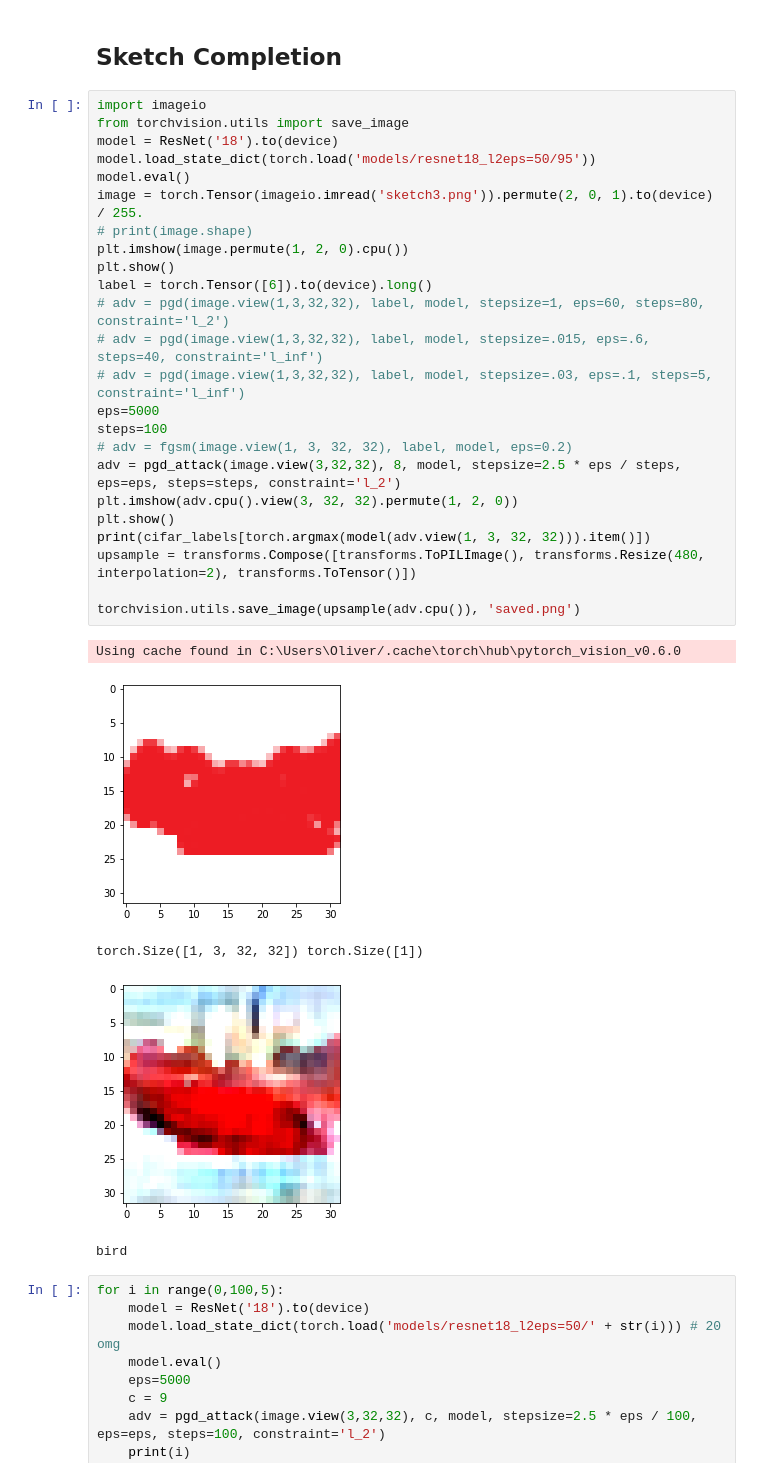
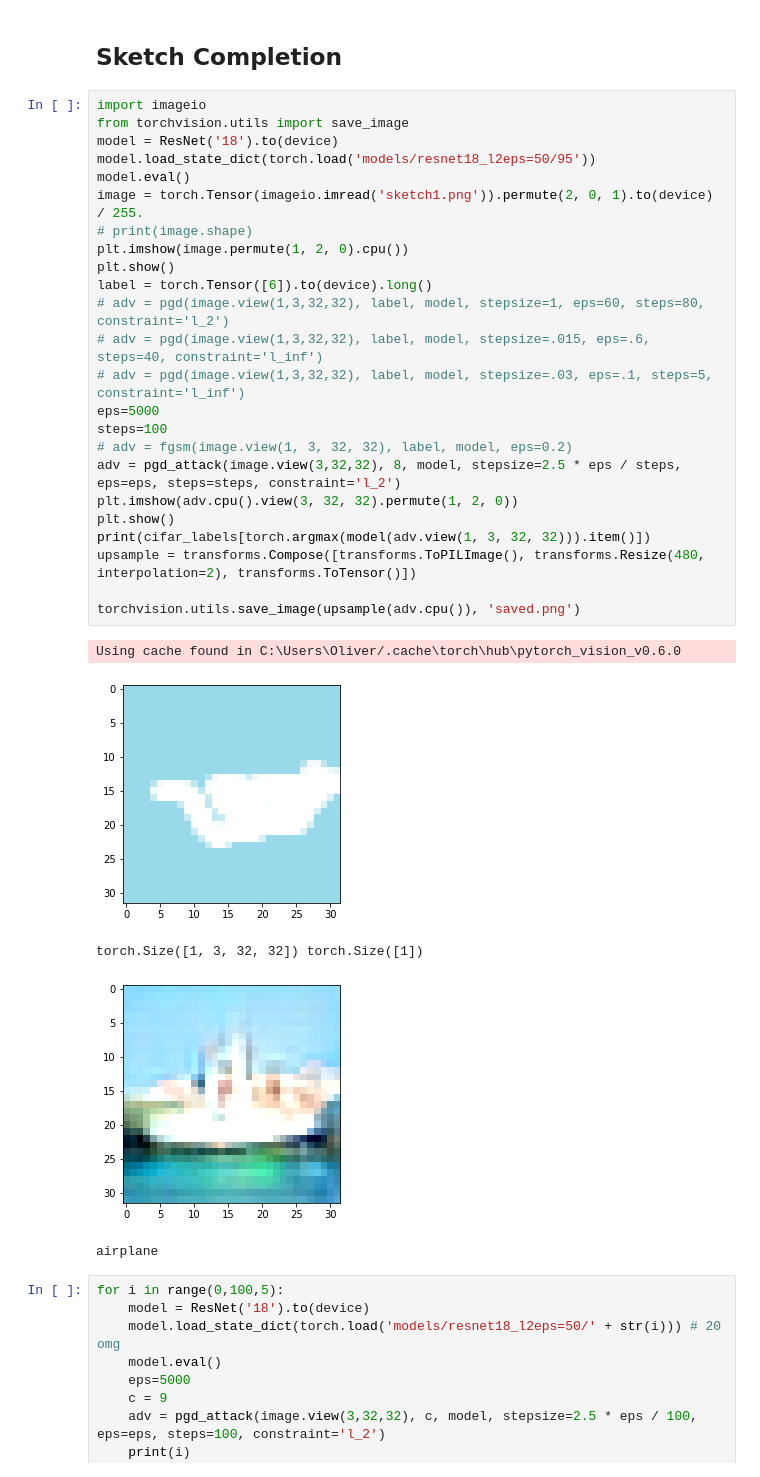
Before and after one commit to Blimeo/nmep-proj, a Jupyter notebook: main.ipynb, the cells around one changed output. Saved outputs shown, nothing was run; the diff lists cells and outputs as text.

```diff
--- a/main.ipynb
+++ b/main.ipynb
@@ -99,33 +99,33 @@ frog
 # %%
 import imageio
 from torchvision.utils import save_image
 model = ResNet('18').to(device)
 model.load_state_dict(torch.load('models/resnet18_l2eps=50/95'))
 model.eval()
-image = torch.Tensor(imageio.imread('sketch3.png')).permute(2, 0, 1).to(device) / 255.
+image = torch.Tensor(imageio.imread('sketch1.png')).permute(2, 0, 1).to(device) / 255.
 # print(image.shape)
 plt.imshow(image.permute(1, 2, 0).cpu())
 plt.show()
 label = torch.Tensor([6]).to(device).long()
 # adv = pgd(image.view(1,3,32,32), label, model, stepsize=1, eps=60, steps=80, constraint='l_2')
 # adv = pgd(image.view(1,3,32,32), label, model, stepsize=.015, eps=.6, steps=40, constraint='l_inf')
 # adv = pgd(image.view(1,3,32,32), label, model, stepsize=.03, eps=.1, steps=5, constraint='l_inf')
 eps=5000
 steps=100
 # adv = fgsm(image.view(1, 3, 32, 32), label, model, eps=0.2)
 adv = pgd_attack(image.view(3,32,32), 8, model, stepsize=2.5 * eps / steps, eps=eps, steps=steps, constraint='l_2')
 plt.imshow(adv.cpu().view(3, 32, 32).permute(1, 2, 0))
 plt.show()
 print(cifar_labels[torch.argmax(model(adv.view(1, 3, 32, 32))).item()])
 upsample = transforms.Compose([transforms.ToPILImage(), transforms.Resize(480, interpolation=2), transforms.ToTensor()])
 
 torchvision.utils.save_image(upsample(adv.cpu()), 'saved.png')
 # %% [output]
 Using cache found in C:\Users\Oliver/.cache\torch\hub\pytorch_vision_v0.6.0
-[figure, old version]
+[figure, new version]
 torch.Size([1, 3, 32, 32]) torch.Size([1])
-[figure, old version]
+[figure, new version]
-bird
+airplane
 # %%
 for i in range(0,100,5):
     model = ResNet('18').to(device)
```
Also changed, not shown: 1 other file.
